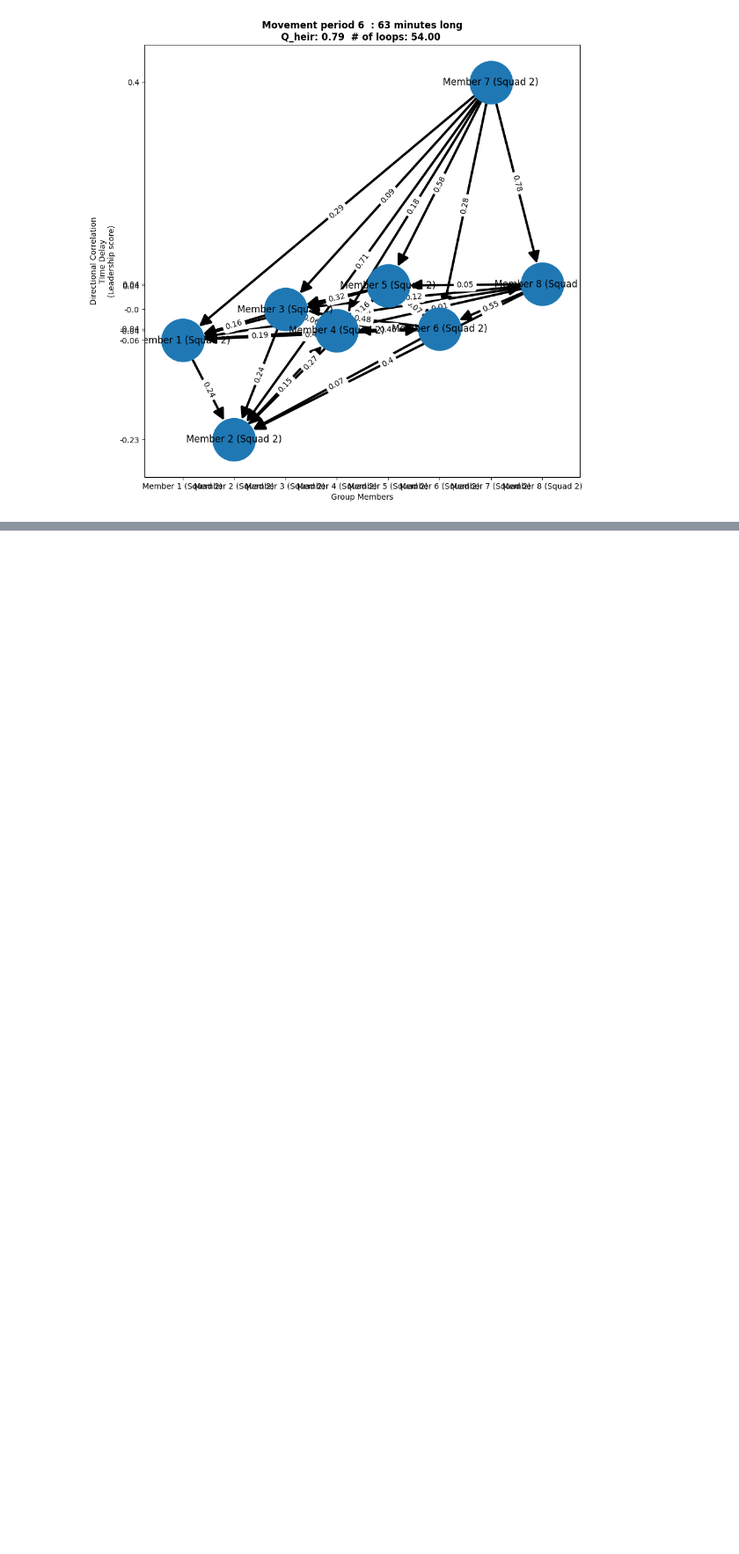
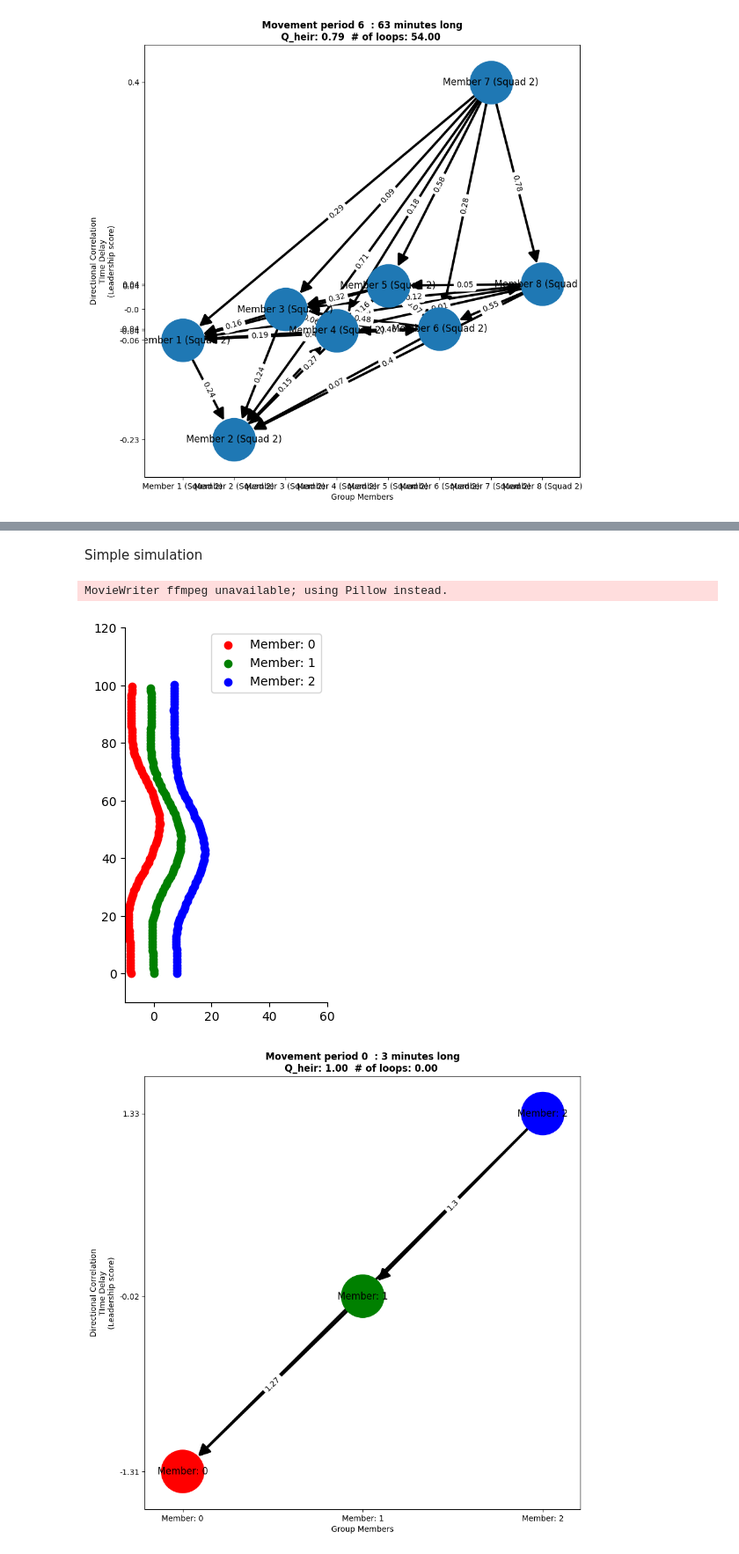
Before and after one commit to Tufts-University/FLOCK, a Jupyter notebook: Tutorials/Leadership-Metrics.ipynb, the cells around one changed output, grey strips where cells are left out. Shown at 88% size. Cells and saved outputs as stored; diff of their text form; code cells hidden in the pictures; blank space fills up the shorter version.

```diff
--- a/Tutorials/Leadership-Metrics.ipynb
+++ b/Tutorials/Leadership-Metrics.ipynb
@@ -100,3 +100,77 @@ Edges represent the direction of influence as well as the associated time delay
 Locaiton on the Y axis represents an individual's average directional correlation tiem delay <br>
 
 <img src= '..\Figures\Pairwise_Leadership_Animation_Squad_2.gif' width='700' align='center'>
+# %% [markdown]
+Simple simulation
+# %%
+import random
+
+p1 = [[ 0, 0]]
+p2 = [[ 8, 0]]
+p3 = [[-8, 0]]
+
+
+steps = 100
+
+for step in range(steps):
+
+    p1start = 15
+    p2start = 10
+    p3start = 20
+
+    if step >= p1start and step < (p1start + np.pi*2*10):
+        x = step - p1start
+        p1extra = (np.sin(x/10))/2
+    else:
+        p1extra = 0
+
+
+    if step >= p2start and step < (p2start + np.pi*2*10):
+        x = step - p2start
+        p2extra = (np.sin(x/10))/2
+    else:
+        p2extra = 0
+
+
+    if step >= p3start and step < (p3start + np.pi*2*10):
+        x = step - p3start
+        p3extra = (np.sin(x/10))/2
+    else:
+        p3extra = 0
+
+
+
+    p1x = random.randint(-10,10)/100 + p1extra
+    p2x = random.randint(-10,10)/100 + p2extra
+    p3x = random.randint(-10,10)/100 + p3extra
+
+
+    p1y = random.randint(-10,10)/100 + 1
+    p2y = random.randint(-10,10)/100 + 1
+    p3y = random.randint(-10,10)/100 + 1
+
+    p1.append([p1[-1][0] + p1x, p1[-1][1] + p1y])
+    p2.append([p2[-1][0] + p2x, p2[-1][1] + p2y])
+    p3.append([p3[-1][0] + p3x, p3[-1][1] + p3y])
+
+
+Pdf = pd.concat([pd.DataFrame(p, columns=pd.MultiIndex.from_tuples((('UTM_x', 'Member: '+str(s)) , ('UTM_y', 'Member: '+str(s)) ))) for s, p in enumerate ([p3,p1,p2])], axis=1)
+
+colors = {'Member: 0':'r', 'Member: 1': 'g', 'Member: 2': 'b'}
+for name in Pdf.UTM_x.columns:
+    plt.scatter(Pdf.UTM_x[name], Pdf.UTM_y[name], label=name, color=colors[name])
+
+plt.gca().set_aspect('equal')
+plt.legend()
+sns.despine()
+plt.tight_layout()
+plt.gca().set_xlim(-10, 60)
+plt.gca().set_ylim(-10, 120)
+
+time_delay_dfs, HCS_ratio_dfs, graphs = DirectionalCorrelation.get_directional_corr([Pdf], names=Pdf.UTM_x.columns,  UTM=True, window_length = 9)
+
+DirectionalCorrelation.leadership_graph_ani(time_delay_dfs, graphs, names=Pdf.UTM_x.columns, sq_name='test', show=False)
+# %% [output]
+MovieWriter ffmpeg unavailable; using Pillow instead.
+[figure, added]
+[figure, added]
```
Also changed, not shown: parts of 3 cells of this notebook, 7 other files.
